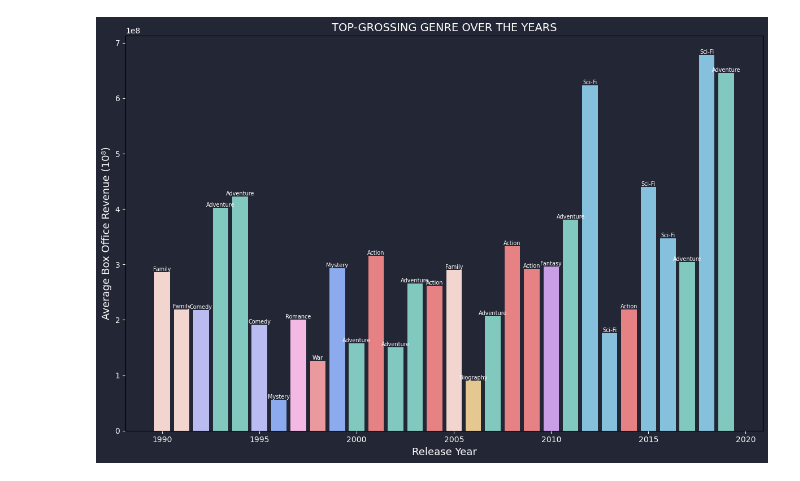
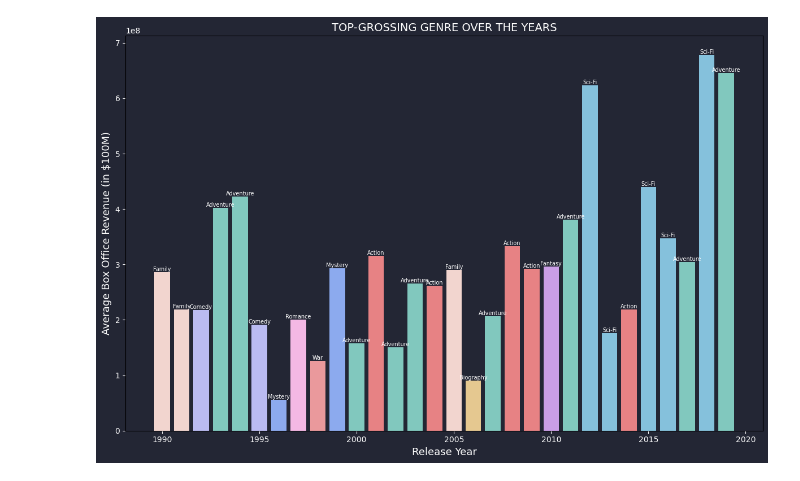
Before and after one commit to k-a-amaljose/Data_Analytics_Pentagon_InsightX, a Jupyter notebook: Year_wise_top_genre_Analysis.ipynb, the cells around one changed output. Cells and saved outputs as stored; diff of their text form; code cells hidden in the pictures.

```diff
--- a/Year_wise_top_genre_Analysis.ipynb
+++ b/Year_wise_top_genre_Analysis.ipynb
@@ -39,32 +39,32 @@ top_genre["Genre"] = top_genre["Genre"].str.strip() # Stripping off the excess w
 
 plt.figure(figsize=(12,8), facecolor="#232634" ) # Creating a figure(canvas) with width 12 inches and height 8 inches and adding background color
 plt.gca().set_facecolor("#232634") # Setting background color for the plotting area
 top_genre["Color"] = top_genre["Genre"].map(genre_color).fillna("#babbf1") # Creating a column with colors according to genre
 plt.rcParams.update({
     "text.color": "white", # Setting all text color to white
     "axes.labelcolor": "white", # Setting the axes label ( x and y axes) color to white
     "axes.titlecolor": "white", # Setting the color of title to white
     "xtick.color": "white", # Setting the tick labels of x-axis to white
     "ytick.color": "white" # Setting the tick labels of y-axis to white
 })
 
 plt.bar(
     top_genre["Released_Year"], # Setting x-axis data as Released_Year
     top_genre["Average_Gross"], # Setting y-axis data as Average_Gross
     color=top_genre["Color"]) # Setting color of each bar
 for _, row in top_genre.iterrows():
     plt.text(
         row["Released_Year"], # X-coordinate of the text (on the x-axis)
         row["Average_Gross"], # Y-coordinate of the text (on the y-axis)
         row["Genre"], # The actual text to display
         ha='center', # Horizontal Alignment
         va='bottom', # Vertical Alignment
         fontsize=7) # Text size
 
 plt.xlabel("Release Year",fontsize=13) # Label for x-axis
-plt.ylabel("Average Box Office Revenue (10⁸)",fontsize=13) # Label for y-axis
+plt.ylabel("Average Box Office Revenue (in $100M)",fontsize=13) # Label for y-axis
 plt.title("TOP-GROSSING GENRE OVER THE YEARS",fontsize=14) # Title of the plot
 plt.tight_layout() # Adjusting layout to prevent overlap of labels and titles
 plt.show()
 # %% [output]
-[figure, old version]
+[figure, new version]
```
